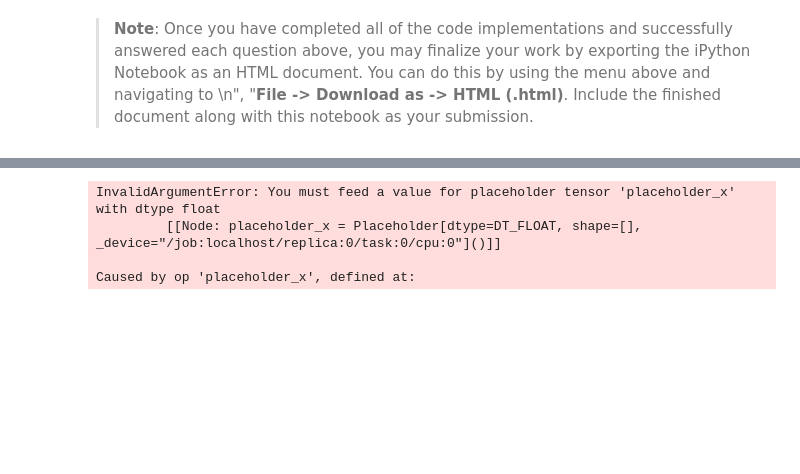
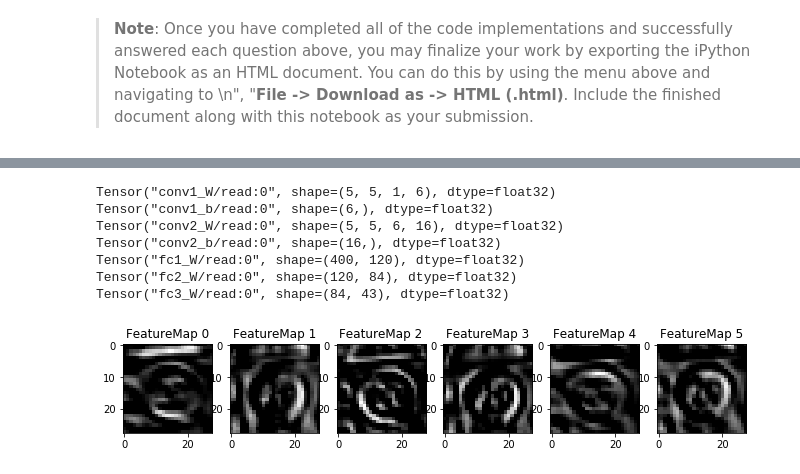
Before and after one commit to dmsehuang/CarND-Traffic-Sign-Classifier, a Jupyter notebook: Traffic_Sign_Classifier.ipynb, the cells around one changed output, grey strips where cells are left out. Saved outputs shown, nothing was run; the diff lists cells and outputs as text; code cells hidden in the pictures; blank space fills up the shorter version.

```diff
--- a/Traffic_Sign_Classifier.ipynb
+++ b/Traffic_Sign_Classifier.ipynb
@@ -350,10 +350,10 @@ A validation set can be used to assess how well the model is performing. A low a
 sets imply underfitting. A high accuracy on the training set but low accuracy on the validation set implies overfitting.
 # %%
 # Training parameter
-EPOCHS = 10
-BATCH_SIZE = 128
+EPOCHS = 15
+BATCH_SIZE = 32
 learning_rate = 0.001
-train_keep_prob = 0.7
+train_keep_prob = 0.6
 # %% [markdown]
 ### Training pipeline
 # %%
@@ -653,7 +719,7 @@ def outputFeatureMap(image_input, tf_activation, activation_min=-1, activation_m
     # image_input =
     # Note: x should be the same name as your network's tensorflow data placeholder variable
     # If you get an error tf_activation is not defined it may be having trouble accessing the variable from inside a function
-    activation = tf_activation.eval(session=sess,feed_dict={x : image_input})
+    activation = tf_activation.eval(session=sess,feed_dict={x : image_input, keep_prob: 1.})
     featuremaps = activation.shape[3]
     plt.figure(plt_num, figsize=(15,15))
     for featuremap in range(featuremaps):
@@ -669,15 +735,23 @@ def outputFeatureMap(image_input, tf_activation, activation_min=-1, activation_m
             plt.imshow(activation[0,:,:, featuremap], interpolation="nearest", cmap="gray")
 # %%
 # Visualize the weight map
-imgs = test_data
+imgs = X_train
 saver = tf.train.Saver()
 
 with tf.Session() as sess:
     saver.restore(sess, tf.train.latest_checkpoint('.'))
+    names = tf.trainable_variables()
+    for nm in names:
+        print(nm)
+
     conv1 = tf.get_default_graph().get_tensor_by_name("conv1:0")
     outputFeatureMap(imgs, conv1)
 # %% [output]
-InvalidArgumentError: You must feed a value for placeholder tensor 'placeholder_x' with dtype float
-         [[Node: placeholder_x = Placeholder[dtype=DT_FLOAT, shape=[], _device="/job:localhost/replica:0/task:0/cpu:0"]()]]
-
-Caused by op 'placeholder_x', defined at:
+Tensor("conv1_W/read:0", shape=(5, 5, 1, 6), dtype=float32)
+Tensor("conv1_b/read:0", shape=(6,), dtype=float32)
+Tensor("conv2_W/read:0", shape=(5, 5, 6, 16), dtype=float32)
+Tensor("conv2_b/read:0", shape=(16,), dtype=float32)
+Tensor("fc1_W/read:0", shape=(400, 120), dtype=float32)
+Tensor("fc2_W/read:0", shape=(120, 84), dtype=float32)
+Tensor("fc3_W/read:0", shape=(84, 43), dtype=float32)
+[figure, added]
```
Also changed, not shown: parts of 10 cells of this notebook, 11 other files.
